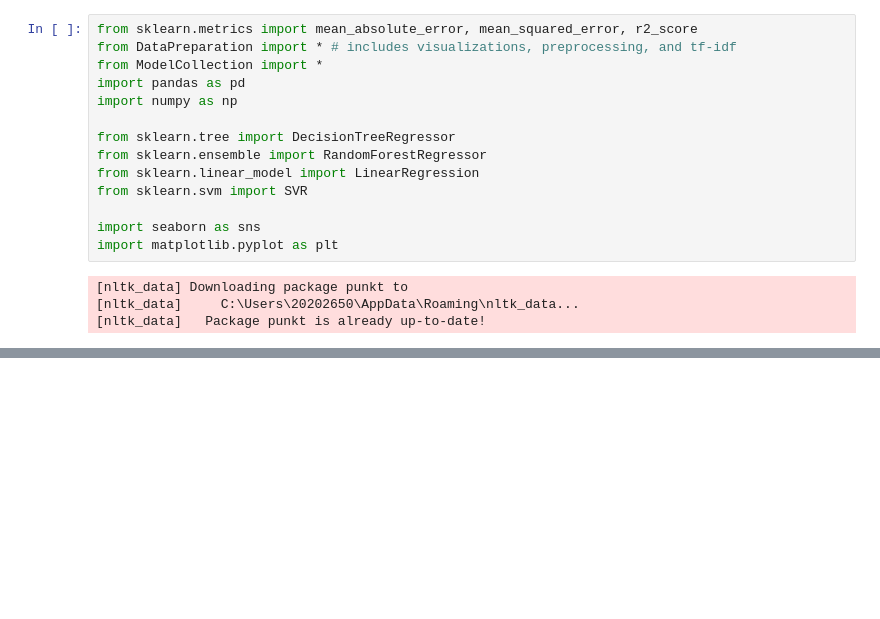
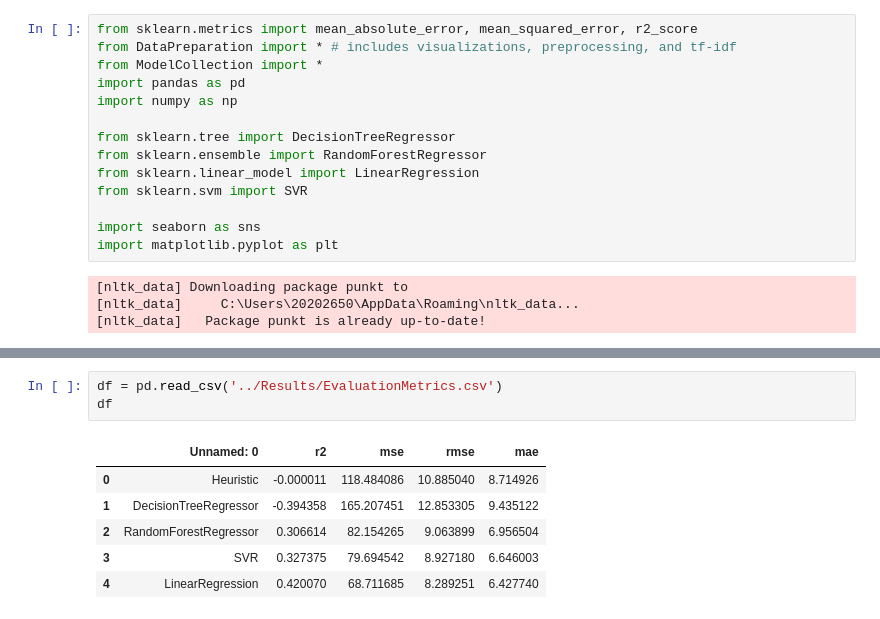
Before and after one commit to dorushendriks/LanguageAndAI, a Jupyter notebook: Analysis/analysis.ipynb, the cells around one changed output, grey strips where cells are left out. Cells and saved outputs as stored; diff of their text form; blank space fills up the shorter version.

```diff
--- a/Analysis/analysis.ipynb
+++ b/Analysis/analysis.ipynb
@@ -62,0 +76,10 @@ AttributeError: 'ModelCollection' object has no attribute 'names'
+# %%
+df = pd.read_csv('../Results/EvaluationMetrics.csv')
+df
+# %% [output]
+|  | Unnamed: 0 | r2 | mse | rmse | mae |
+| 0 | Heuristic | -0.000011 | 118.484086 | 10.885040 | 8.714926 |
+| 1 | DecisionTreeRegressor | -0.394358 | 165.207451 | 12.853305 | 9.435122 |
+| 2 | RandomForestRegressor | 0.306614 | 82.154265 | 9.063899 | 6.956504 |
+| 3 | SVR | 0.327375 | 79.694542 | 8.927180 | 6.646003 |
+| 4 | LinearRegression | 0.420070 | 68.711685 | 8.289251 | 6.427740 |
```
Also changed, not shown: parts of 12 cells of this notebook, 12 other files.
